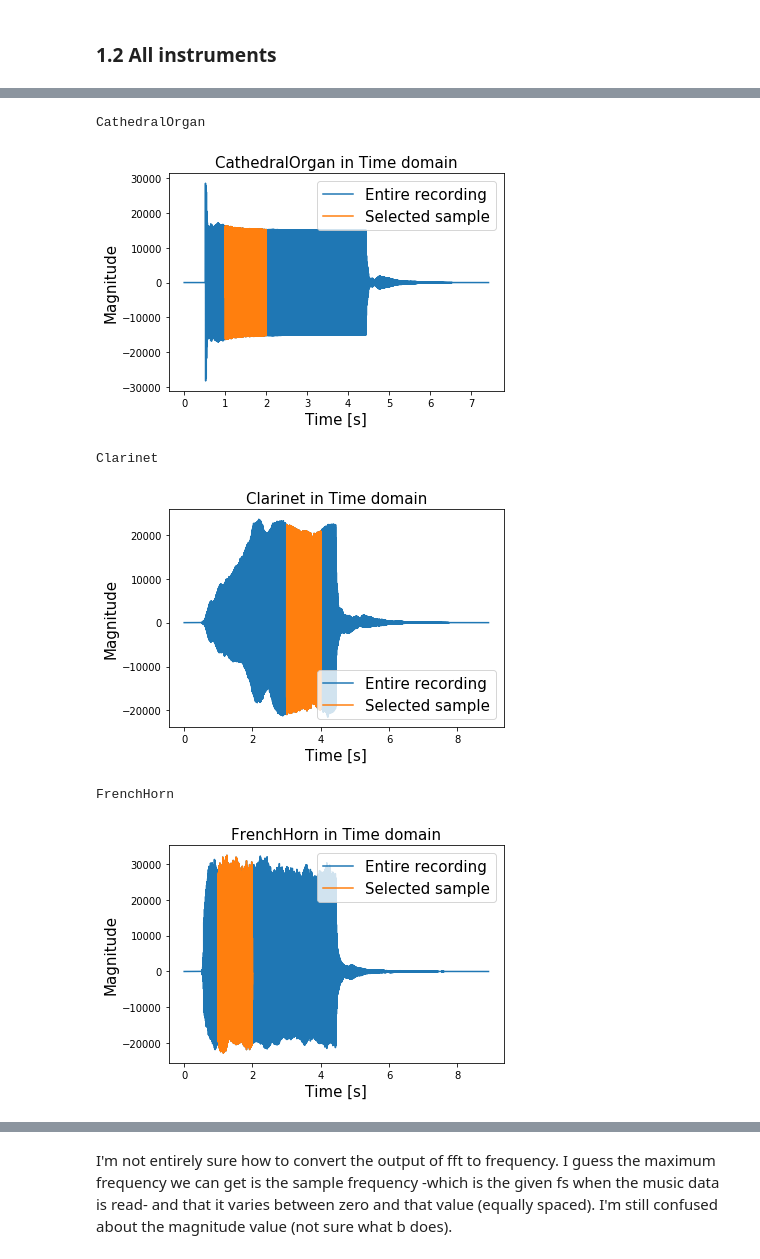
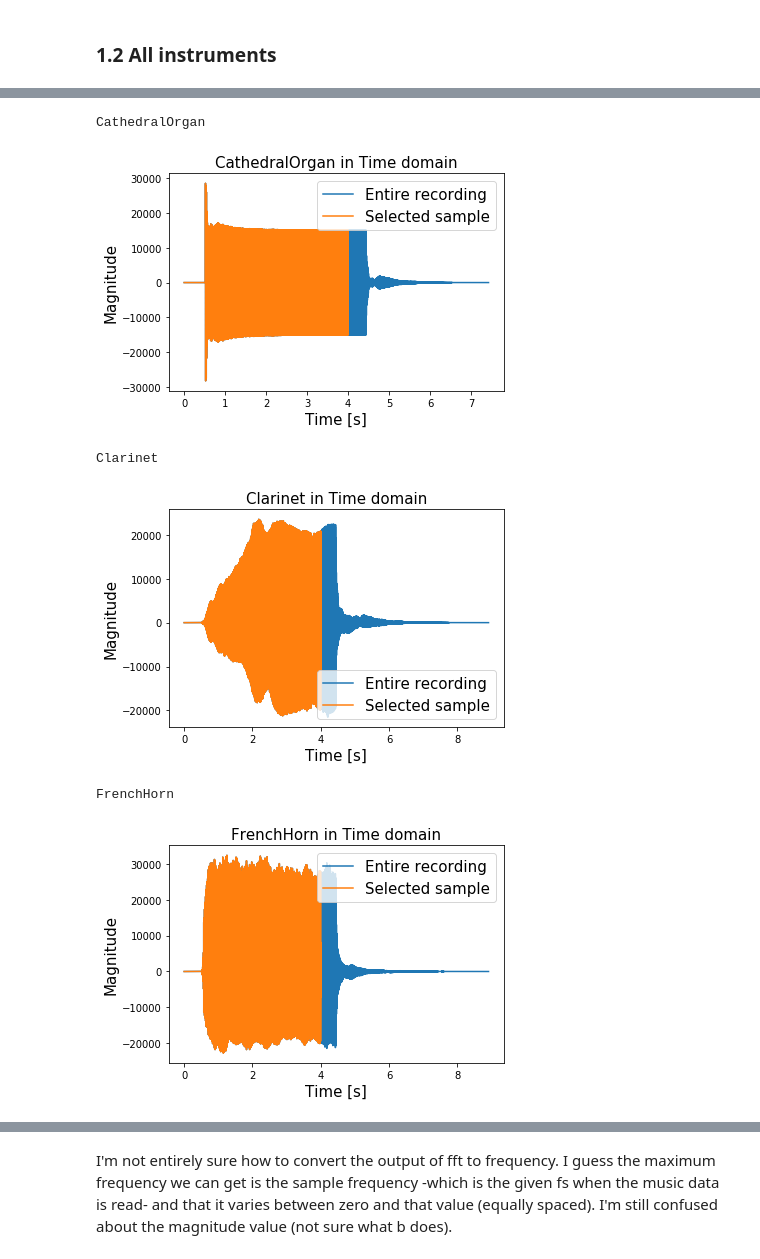
Before and after one commit to AM205-Final-Project/InstrumentClassification, a Jupyter notebook: Trial.ipynb, the cells around one changed output, grey strips where cells are left out. Cells and saved outputs as stored; diff of their text form; code cells hidden in the pictures.

```diff
--- a/Trial.ipynb
+++ b/Trial.ipynb
@@ -43,7 +44,7 @@ plt.plot(data.T[1])
 ### 1.2 All instruments
 # %%
 instruments = ['AcousticGuitar', 'CathedralOrgan', 'Clarinet', 'FrenchHorn', 'GrandPiano', 'Harp',
-              'Koto', 'RockGuitar', 'Saxophone', 'Guitar&FrenchHorn']
+              'Koto', 'RockGuitar', 'Saxophone', 'Guitar&FrenchHorn', 'GrandPiano&Clarinet']
 # %%
 # sampling a representative time frame for each instrument
 samples = dict()
@@ -58,8 +59,8 @@ fs, data = wavfile.read('sounds/'+instrument+'.wav') # load the data
 freqs[instrument] = fs
 
 # sample selected = 1 to 2 sec
-start = 1*fs
-end = 2*fs
+start = 0*fs
+end = 4*fs
 samples[instrument] = data.T[0][start:end]
 t_length = data.shape[0]
 plt.plot(np.linspace(0,t_length/fs, t_length), data.T[0], label = 'Entire recording')
@@ -80,8 +81,8 @@ fs, data = wavfile.read('sounds/'+instrument+'.wav') # load the data
 freqs[instrument] = fs
 
 # sample selected = 1 to 2 sec
-start = 1*fs
-end = 2*fs
+start = 0*fs
+end = 4*fs
 samples[instrument] = data.T[0][start:end]
 t_length = data.shape[0]
 plt.plot(np.linspace(0,t_length/fs, t_length), data.T[0], label = 'Entire recording')
@@ -93,7 +94,7 @@ plt.legend(fontsize = 15)
 plt.show()
 # %% [output]
 CathedralOrgan
-[figure, old version]
+[figure, new version]
 # %%
 plt.figure()
 instrument = instruments[2]
@@ -102,7 +103,7 @@ fs, data = wavfile.read('sounds/'+instrument+'.wav') # load the data
 freqs[instrument] = fs
 
 #sample selected = 3 to 4 sec
-start = 3*fs
+start = 0*fs
 end = 4*fs
 samples[instrument] = data.T[0][start:end]
 t_length = data.shape[0]
@@ -115,29 +116,29 @@ plt.legend(fontsize = 15)
 plt.show()
 # %% [output]
 Clarinet
-[figure, old version]
+[figure, new version]
 # %%
 plt.figure()
 instrument = instruments[3]
 print(instrument)
 fs, data = wavfile.read('sounds/'+instrument+'.wav') # load the data
 freqs[instrument] = fs
 
 # sample selected = 1 to 2 sec
-start = 1*fs
-end = 2*fs
+start = 0*fs
+end = 4*fs
 samples[instrument] = data.T[0][start:end]
 t_length = data.shape[0]
 plt.plot(np.linspace(0,t_length/fs, t_length), data.T[0], label = 'Entire recording')
 plt.plot(np.linspace(start/fs, end/fs, (end-start)), samples[instrument], label = 'Selected sample')
 plt.title(instrument + ' in Time domain', fontsize = 15)
 plt.xlabel('Time [s]', fontsize = 15)
 plt.ylabel('Magnitude', fontsize = 15)
 plt.legend(fontsize = 15)
 plt.show()
 # %% [output]
 FrenchHorn
-[figure, old version]
+[figure, new version]
 # %%
 plt.figure()
 instrument = instruments[4]
```
Also changed, not shown: parts of 31 cells of this notebook.
